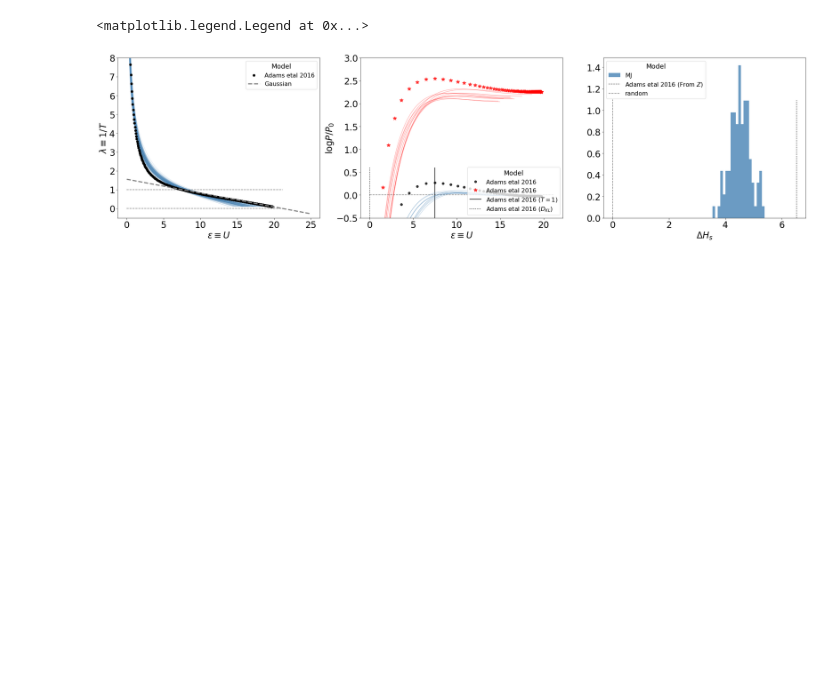
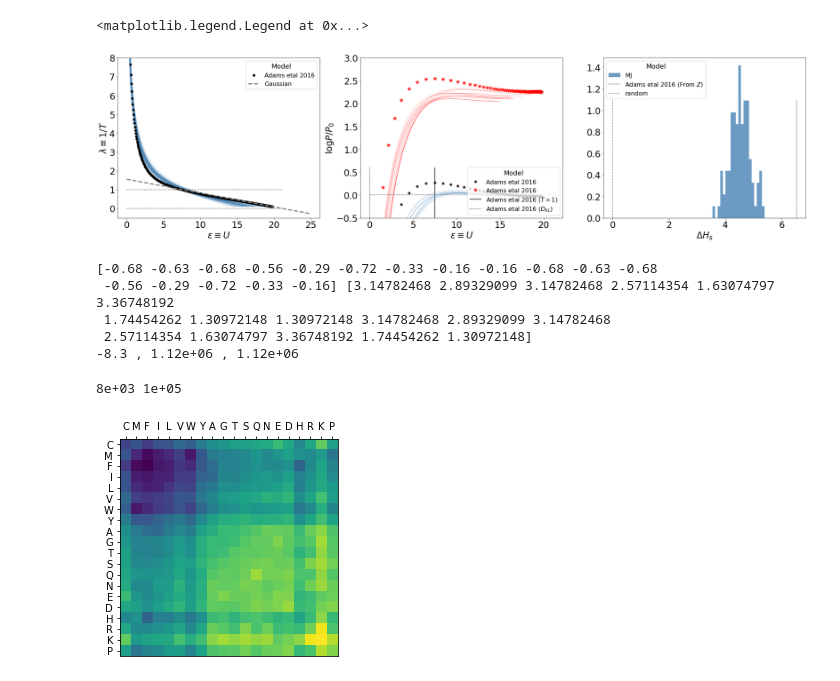
Before and after one commit to rmorantovar/Immune_System, a Jupyter notebook: Jupyter_Notebooks/6_Data.ipynb, the cells around one changed output. Cells and saved outputs as stored; diff of their text form; code cells hidden in the pictures; blank space fills up the shorter version.

```diff
--- a/Jupyter_Notebooks/6_Data.ipynb
+++ b/Jupyter_Notebooks/6_Data.ipynb
@@ -401,3 +408,22 @@ my_plot_layout(ax=ax, xscale = 'linear', yscale = 'linear', xlabel = '$\epsilon$
 
 print(np.sum(KL_D*dU*np.exp(H)/(np.sum(np.exp(H)*dU)))/np.log(2))
 print(np.sum(KL_D*dU)/np.log(2))
+# %%
+RT = 0.593
+DGs = np.array([-.68, -.63, -.68, -.56, -.29, -.72, -.33, -.16, -0.16, -.68, -.63, -.68, -.56, -.29, -.72, -.33, -.16])
+Ks = np.exp(-DGs/(RT))
+DG = np.sum(DGs)
+K = np.exp(-DG/(RT))
+K2 = np.product(Ks)
+print(DGs, Ks)
+print('%0.1f'%DG, ', %0.2e'%K, ', %0.2e'%K2)
+# %% [output]
+[-0.68 -0.63 -0.68 -0.56 -0.29 -0.72 -0.33 -0.16 -0.16 -0.68 -0.63 -0.68
+ -0.56 -0.29 -0.72 -0.33 -0.16] [3.14782468 2.89329099 3.14782468 2.57114354 1.63074797 3.36748192
+ 1.74454262 1.30972148 1.30972148 3.14782468 2.89329099 3.14782468
+ 2.57114354 1.63074797 3.36748192 1.74454262 1.30972148]
+-8.3 , 1.12e+06 , 1.12e+06
+# %%
+print('%.0e'%2**13, '%.0e'%2**17)
+# %% [output]
+8e+03 1e+05
@@ -403,0 +432,10 @@ print(np.sum(KL_D*dU)/np.log(2))
+# %%
+fig, ax = plt.subplots()
+ax.imshow(M2)
+ax.set_xticks(range(20))
+ax.set_xticklabels(Alphabet);
+ax.set_yticks(range(20))
+ax.set_yticklabels(Alphabet);
+ax.xaxis.tick_top()
+# %% [output]
+[figure, added]
```
Also changed, not shown: parts of 13 cells of this notebook, 51 other files.
